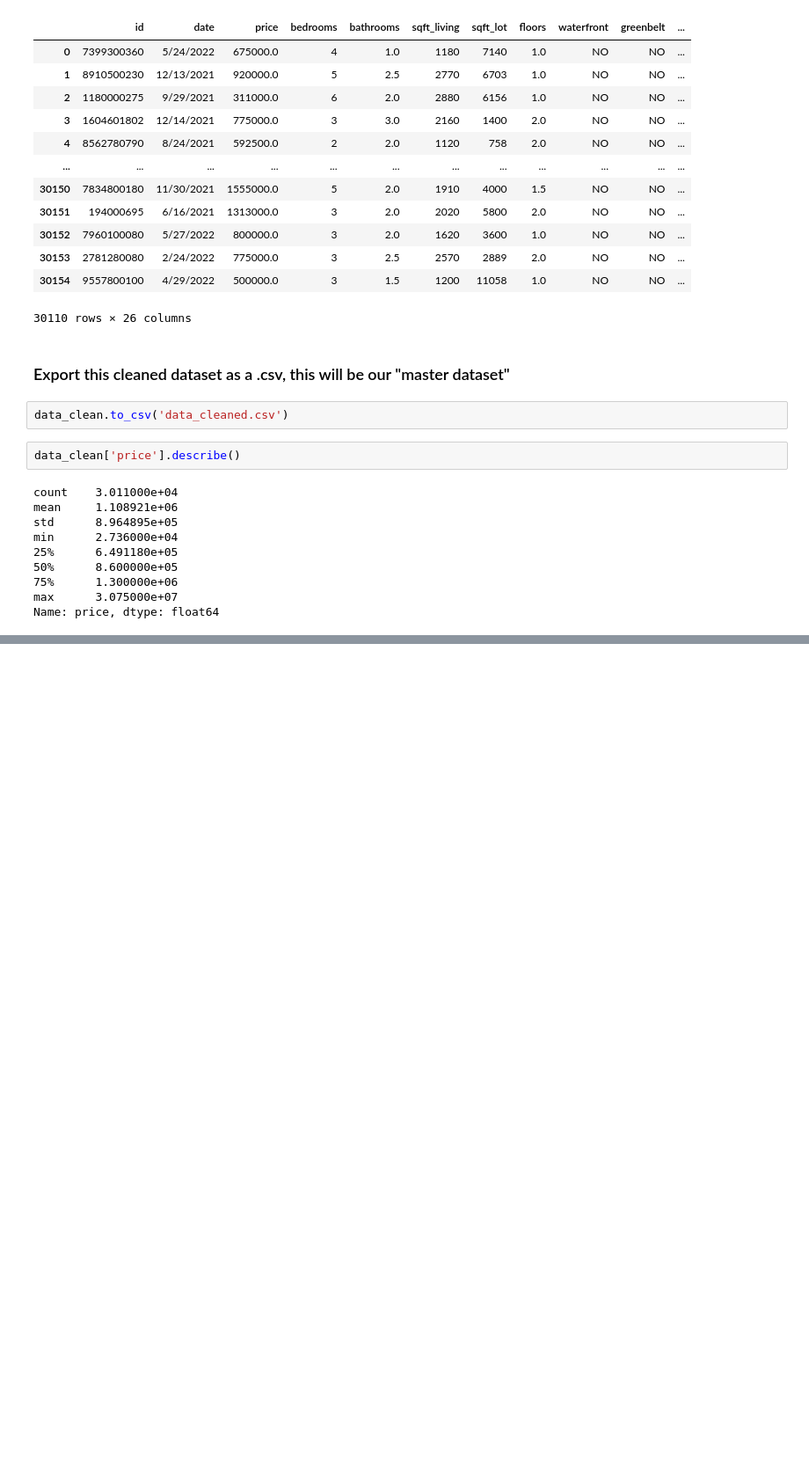
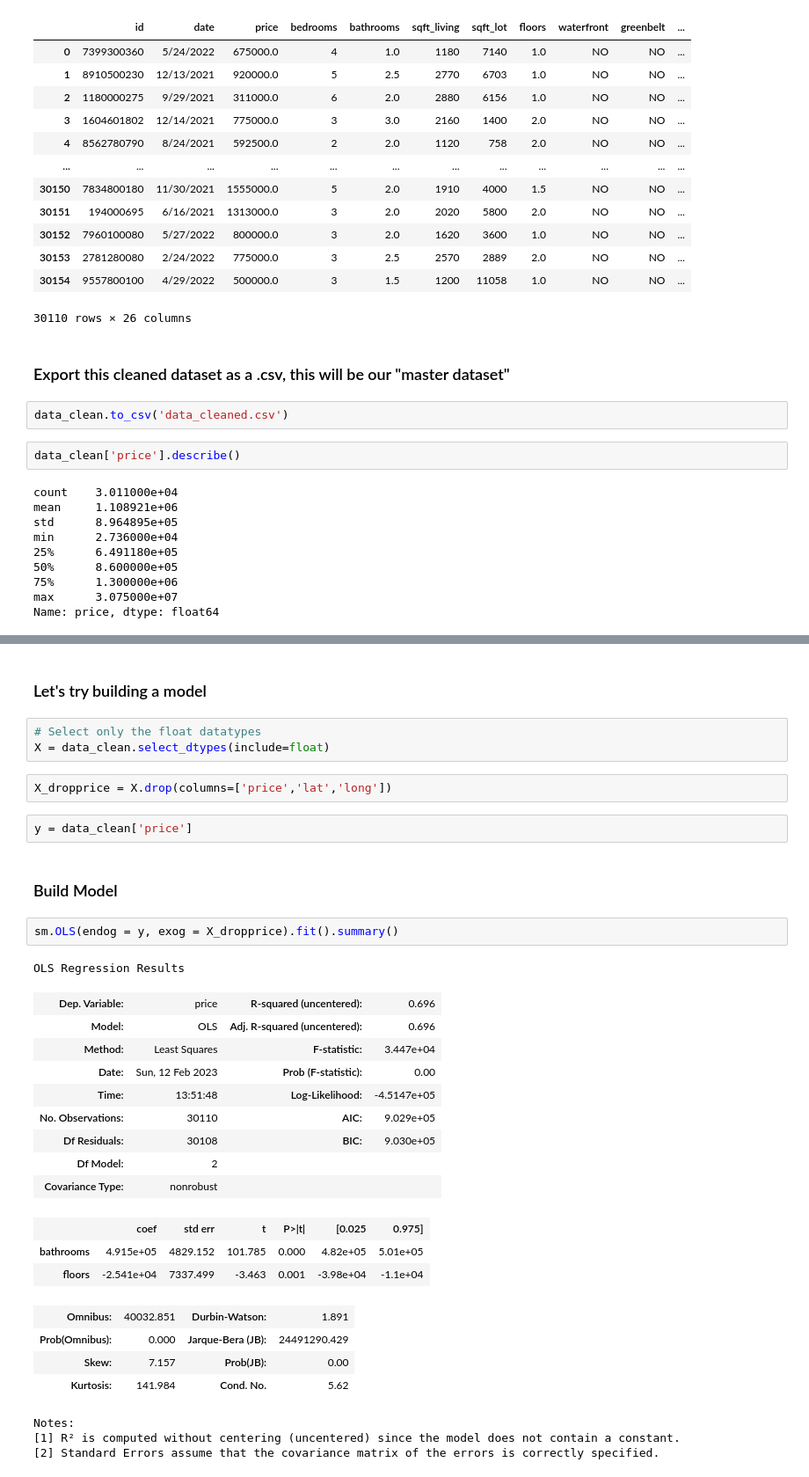
Before and after one commit to albertcchen/dsc-phase-2-project, a Jupyter notebook: albert_notebook.ipynb, the cells around one changed output, grey strips where cells are left out. Shown at 88% size. Drawn from its saved outputs; the diff is of its cells as text; blank space fills up the shorter version.

Commit message:
first attempt at running model analysis

```diff
--- a/albert_notebook.ipynb
+++ b/albert_notebook.ipynb
@@ -250,0 +291,34 @@ data['postal_code'].
+# %% [markdown]
+### Let's try building a model
+# %%
+# Select only the float datatypes
+X = data_clean.select_dtypes(include=float)
+# %%
+X_dropprice = X.drop(columns=['price','lat','long'])
+# %%
+y = data_clean['price']
+# %% [markdown]
+### Build Model
+# %%
+sm.OLS(endog = y, exog = X_dropprice).fit().summary()
+# %% [output]
+OLS Regression Results
+| Dep. Variable: | price | R-squared (uncentered): | 0.696 |
+| Model: | OLS | Adj. R-squared (uncentered): | 0.696 |
+| Method: | Least Squares | F-statistic: | 3.447e+04 |
+| Date: | Sun, 12 Feb 2023 | Prob (F-statistic): | 0.00 |
+| Time: | 13:51:48 | Log-Likelihood: | -4.5147e+05 |
+| No. Observations: | 30110 | AIC: | 9.029e+05 |
+| Df Residuals: | 30108 | BIC: | 9.030e+05 |
+| Df Model: | 2 |  |  |
+| Covariance Type: | nonrobust |  |  |
+|  | coef | std err | t | P>|t| | [0.025 | 0.975] |
+| bathrooms | 4.915e+05 | 4829.152 | 101.785 | 0.000 | 4.82e+05 | 5.01e+05 |
+| floors | -2.541e+04 | 7337.499 | -3.463 | 0.001 | -3.98e+04 | -1.1e+04 |
+| Omnibus: | 40032.851 | Durbin-Watson: | 1.891 |
+| Prob(Omnibus): | 0.000 | Jarque-Bera (JB): | 24491290.429 |
+| Skew: | 7.157 | Prob(JB): | 0.00 |
+| Kurtosis: | 141.984 | Cond. No. | 5.62 |
+Notes:
+[1] R² is computed without centering (uncentered) since the model does not contain a constant.
+[2] Standard Errors assume that the covariance matrix of the errors is correctly specified.
```
Also changed, not shown: parts of 13 cells of this notebook.
